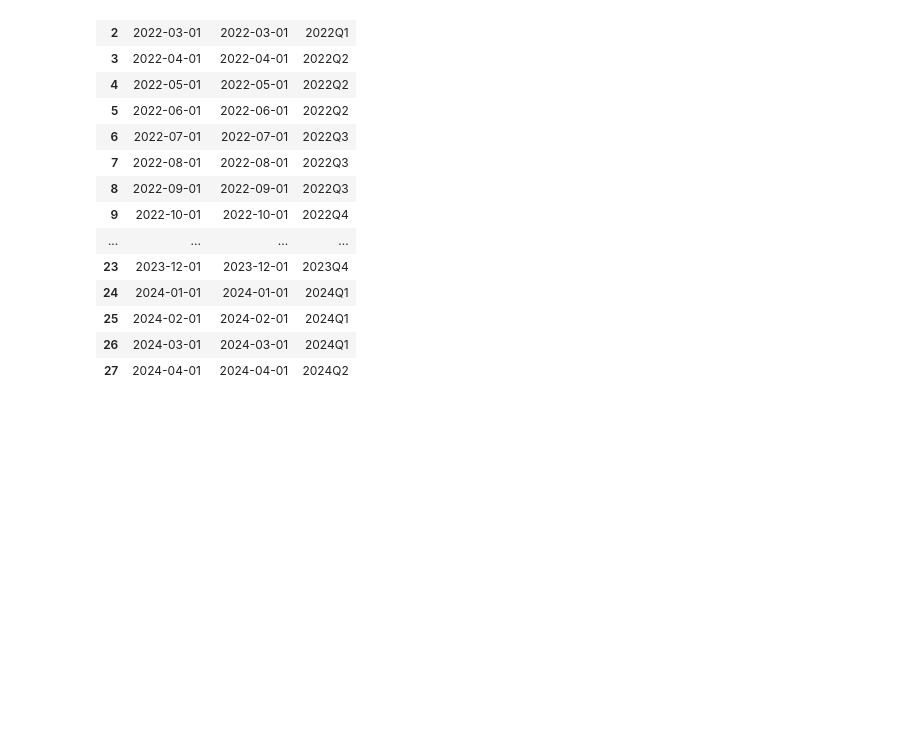
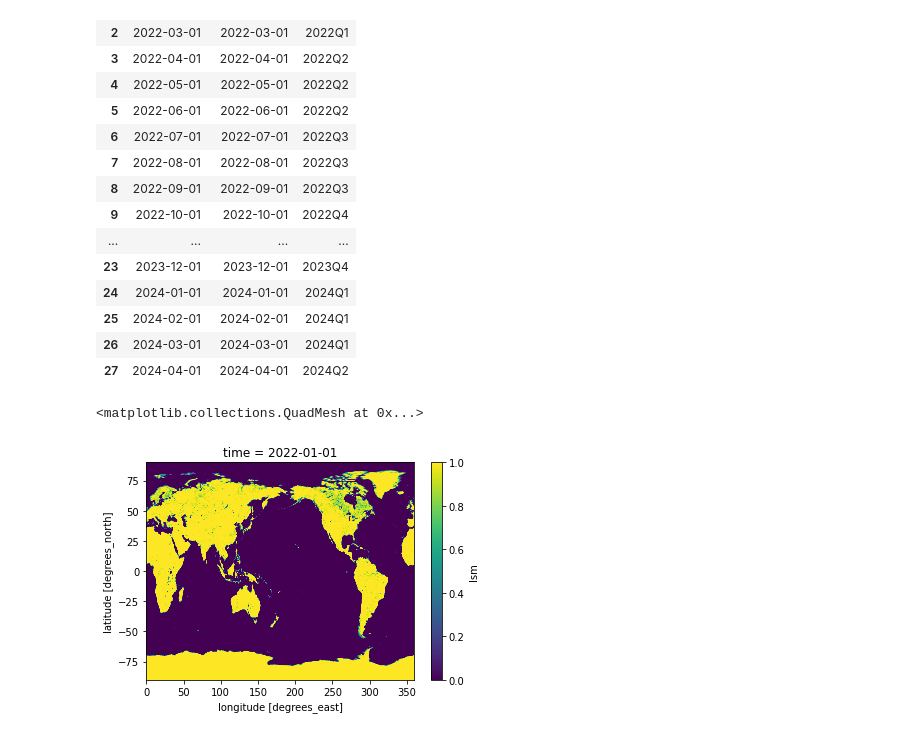
Before and after one commit to stefanosedano/GEE_demo, a Jupyter notebook: precipitations_and_temperature.ipynb, the cells around one changed output. Drawn from its saved outputs; the diff is of its cells as text; code cells hidden in the pictures; blank space fills up the shorter version.

```diff
--- a/precipitations_and_temperature.ipynb
+++ b/precipitations_and_temperature.ipynb
@@ -311,3 +310,8 @@ for time in xds_anomaly.time.values:
     date = pd.to_datetime(time)
     date = date.strftime('%Y-%m-%d')
     xds_anomaly["t2a"].sel(time=time).rio.to_raster(f'OUTPUT/ANOMALY/2m_temperature_anomaly_{date}.tif')
+# %%
+mask.plot()
+# %% [output]
+<matplotlib.collections.QuadMesh at 0x...>
+[figure, added]
```
Also changed, not shown: parts of 7 cells of this notebook.
